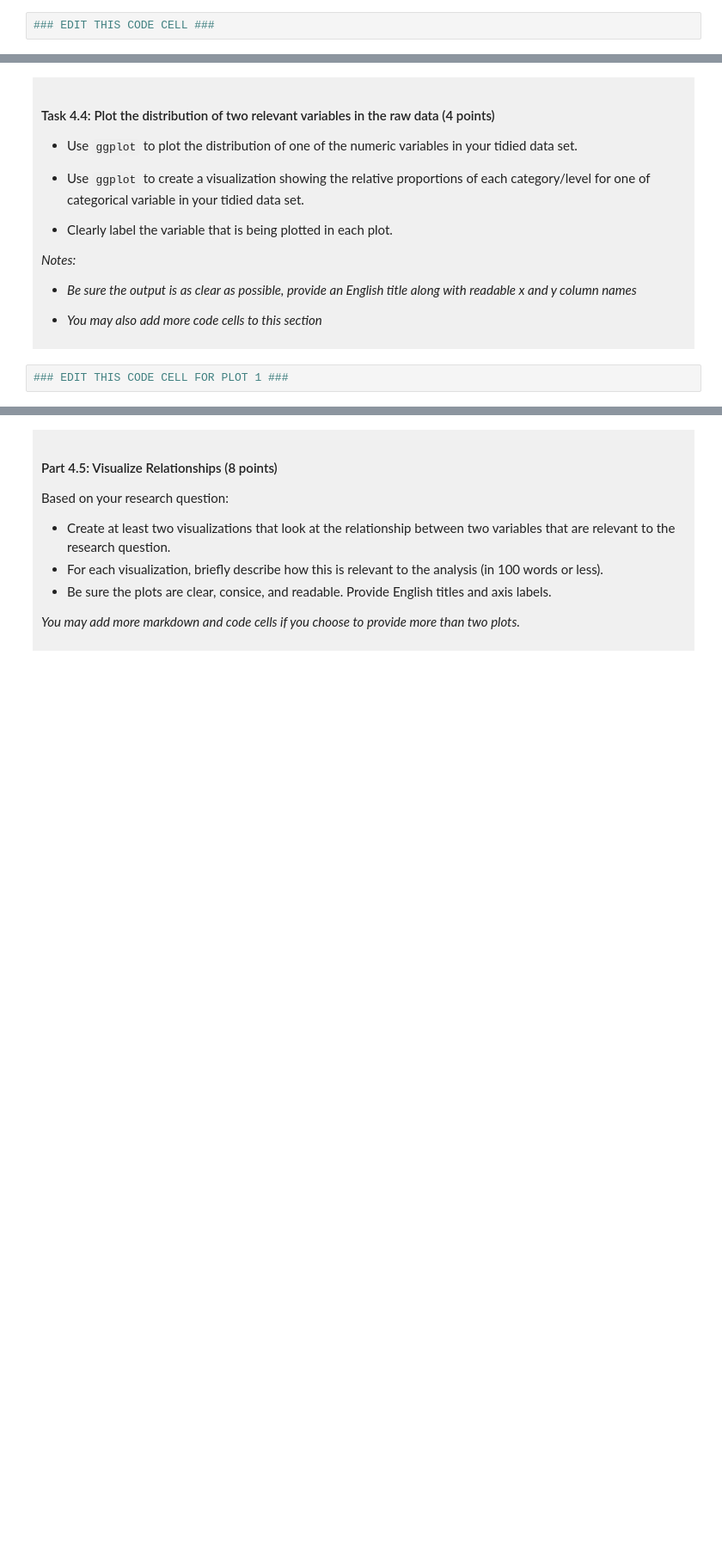
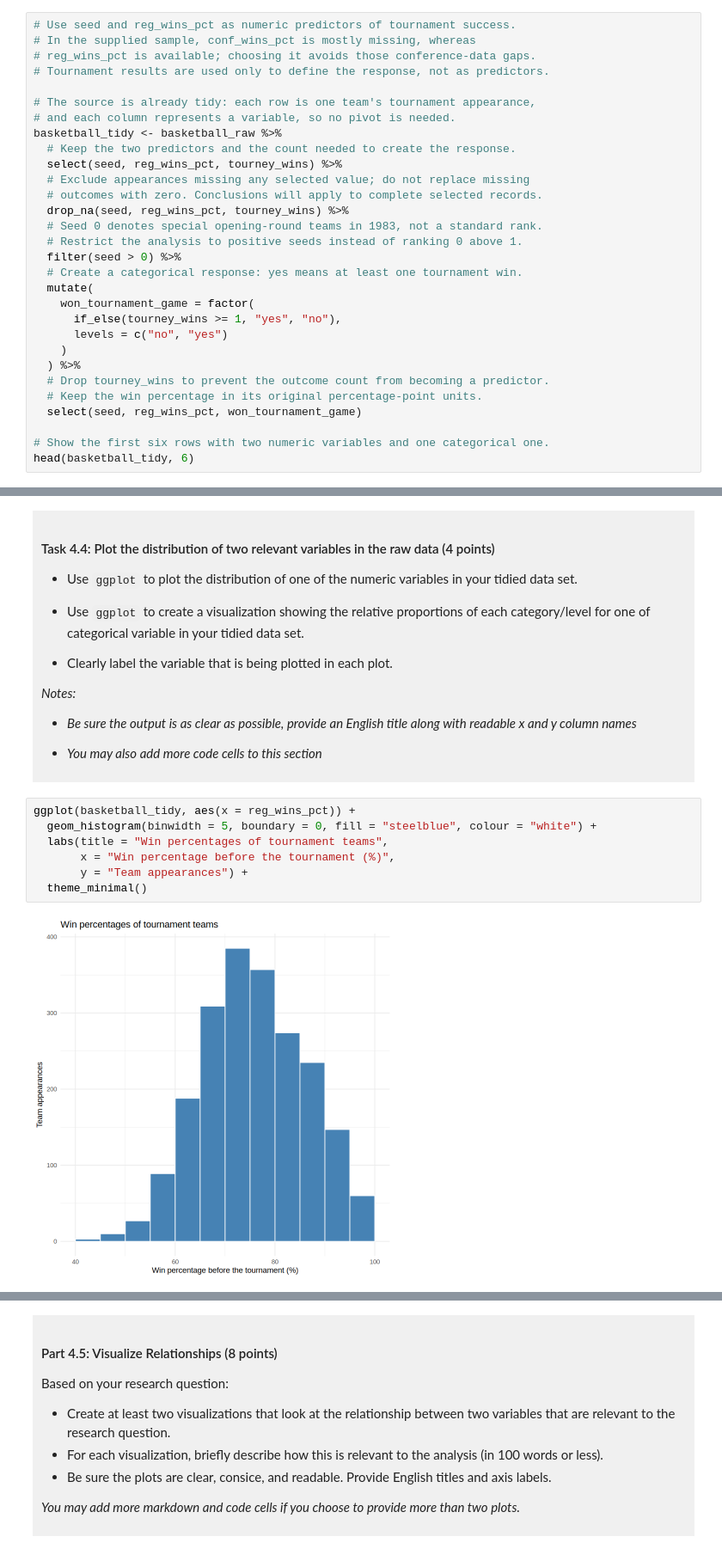
Before and after one commit to howard-zhou0214/dsci-100-womens-basketball, a Jupyter notebook: dsci-100-project-notebook.ipynb, the cells around one changed output, grey strips where cells are left out. Shown at 86% size. Saved outputs shown, nothing was run; the diff lists cells and outputs as text; blank space fills up the shorter version.

```diff
--- a/dsci-100-project-notebook.ipynb
+++ b/dsci-100-project-notebook.ipynb
@@ -189,4 +208,32 @@ Produce a tidy data set that could be used to answer your research question usin
 
 </div>
 # %%
-### EDIT THIS CODE CELL ###
+# Use seed and reg_wins_pct as numeric predictors of tournament success.
+# In the supplied sample, conf_wins_pct is mostly missing, whereas
+# reg_wins_pct is available; choosing it avoids those conference-data gaps.
+# Tournament results are used only to define the response, not as predictors.
+
+# The source is already tidy: each row is one team's tournament appearance,
+# and each column represents a variable, so no pivot is needed.
+basketball_tidy <- basketball_raw %>%
+  # Keep the two predictors and the count needed to create the response.
+  select(seed, reg_wins_pct, tourney_wins) %>%
+  # Exclude appearances missing any selected value; do not replace missing
+  # outcomes with zero. Conclusions will apply to complete selected records.
+  drop_na(seed, reg_wins_pct, tourney_wins) %>%
+  # Seed 0 denotes special opening-round teams in 1983, not a standard rank.
+  # Restrict the analysis to positive seeds instead of ranking 0 above 1.
+  filter(seed > 0) %>%
+  # Create a categorical response: yes means at least one tournament win.
+  mutate(
+    won_tournament_game = factor(
+      if_else(tourney_wins >= 1, "yes", "no"),
+      levels = c("no", "yes")
+    )
+  ) %>%
+  # Drop tourney_wins to prevent the outcome count from becoming a predictor.
+  # Keep the win percentage in its original percentage-point units.
+  select(seed, reg_wins_pct, won_tournament_game)
+
+# Show the first six rows with two numeric variables and one categorical one.
+head(basketball_tidy, 6)
@@ -257,5 +361,12 @@ You will refine your research question (if needed) and produce a tidy data set.
 
 </div>
 # %%
-### EDIT THIS CODE CELL FOR PLOT 1 ###
+ggplot(basketball_tidy, aes(x = reg_wins_pct)) +
+  geom_histogram(binwidth = 5, boundary = 0, fill = "steelblue", colour = "white") +
+  labs(title = "Win percentages of tournament teams",
+       x = "Win percentage before the tournament (%)",
+       y = "Team appearances") +
+  theme_minimal()
+# %% [output]
+[figure, added]
 # %%
```
Also changed, not shown: parts of 16 cells of this notebook.
